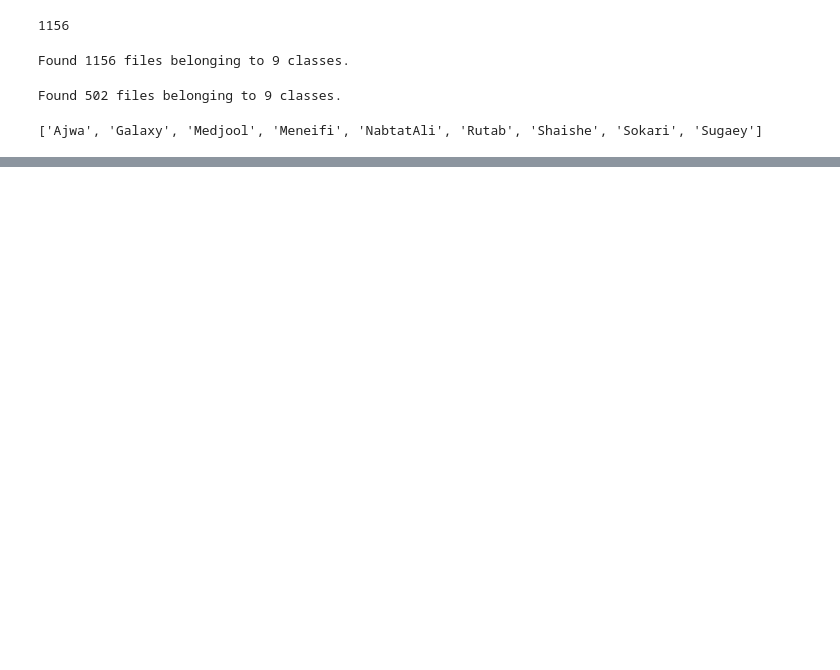
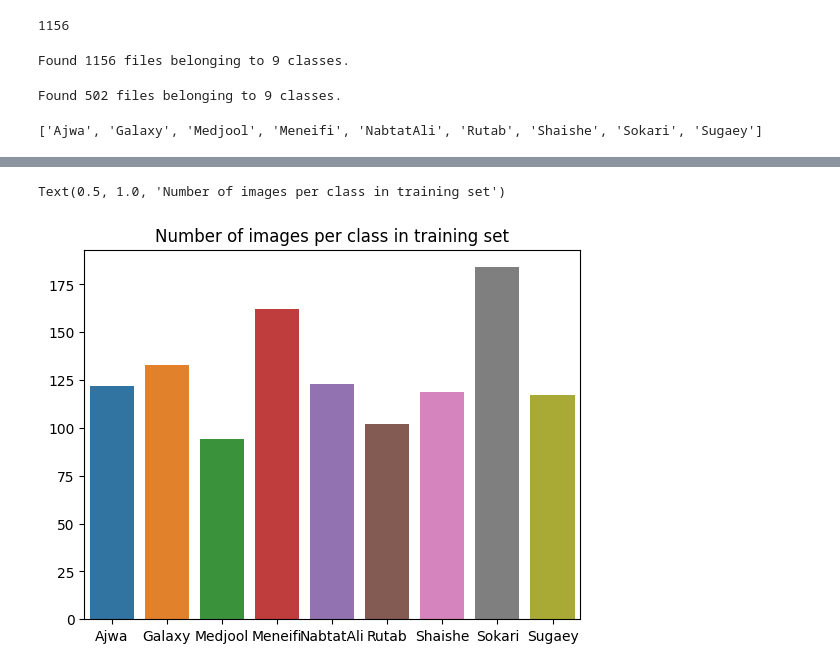
Before and after one commit to ahmad-einieh/dates-detect-project, a Jupyter notebook: final.ipynb, the cells around one changed output, grey strips where cells are left out. Drawn from its saved outputs; the diff is of its cells as text; code cells hidden in the pictures; blank space fills up the shorter version.

```diff
--- a/final.ipynb
+++ b/final.ipynb
@@ -241,0 +226,17 @@ sns.heatmap(cm_df, annot=True)
+# %%
+import os
+classesNambers = []
+ourClasses = []
+rootdir = './train/'
+for file in os.listdir(rootdir):
+    d = os.path.join(rootdir, file)
+    if os.path.isdir(d):
+        x =d.split('/')
+        # print(f'{x[-1]} => {len(os.listdir(d))}')
+        classesNambers.append(len(os.listdir(d)))
+        ourClasses.append(x[-1])
+
+sns.barplot(x=ourClasses, y=classesNambers).set_title('Number of images per class in training set')
+# %% [output]
+Text(0.5, 1.0, 'Number of images per class in training set')
+[figure, added]
```
Also changed, not shown: parts of 11 cells of this notebook, 3 other files.
